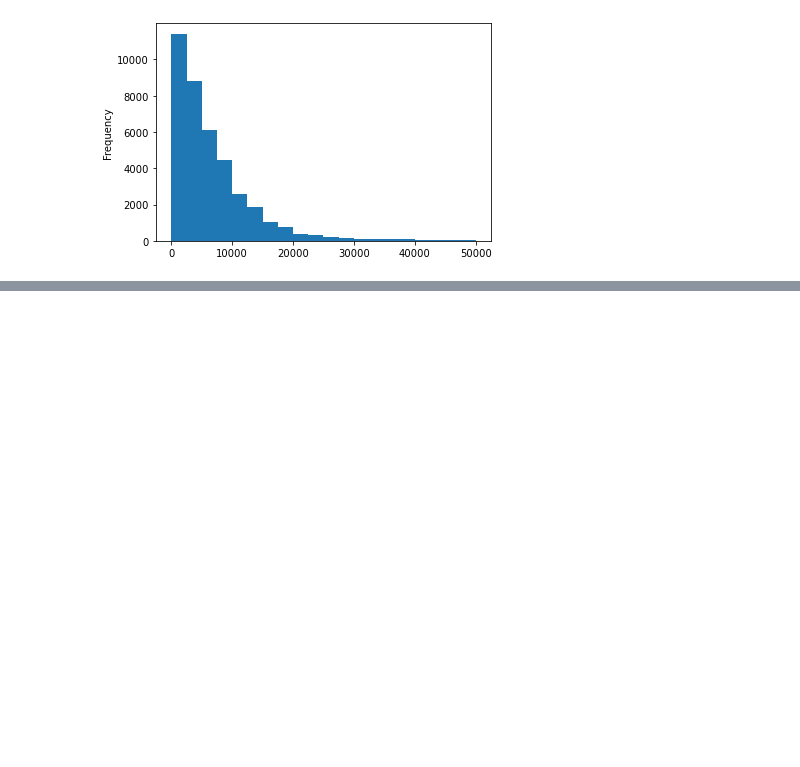
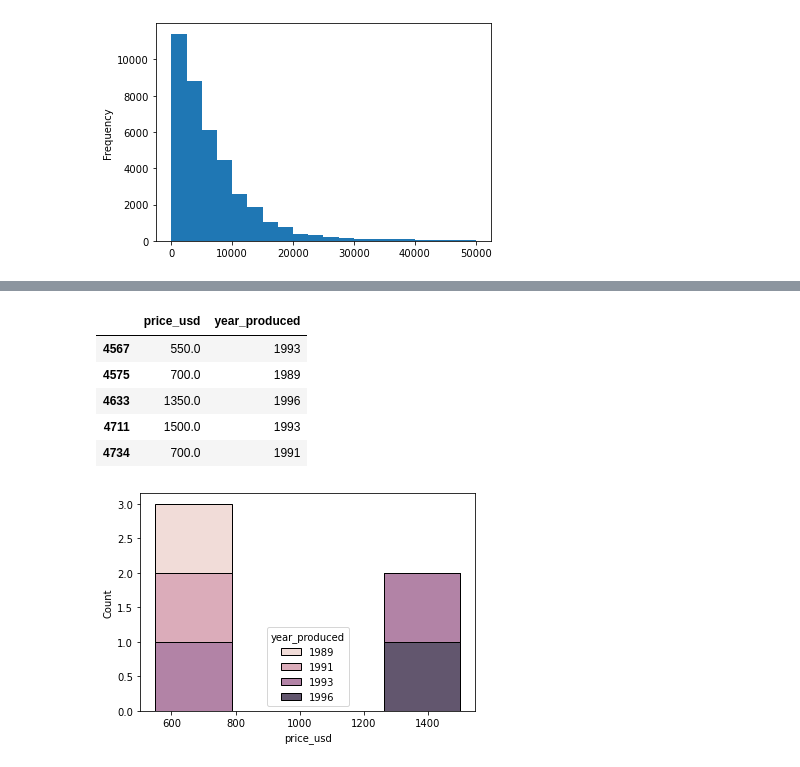
Before and after one commit to Odmorenoc/cursoPython, a Jupyter notebook: statistics1/tiposDatos.ipynb, the cells around one changed output, grey strips where cells are left out. Cells and saved outputs as stored; diff of their text form; code cells hidden in the pictures; blank space fills up the shorter version.

```diff
--- a/statistics1/tiposDatos.ipynb
+++ b/statistics1/tiposDatos.ipynb
@@ -121,0 +196,15 @@ df["price_usd"].plot.hist(bins=20)
+# %%
+# inspeccionar elementos de una marca y modelo especifico:
+
+alfa_164=df[(df["manufacturer_name"]=="Alfa Romeo") & (df["model_name"]=="164")]
+sns.histplot(alfa_164, x="price_usd", hue="year_produced", multiple="stack")
+columns=["price_usd", "year_produced"]
+alfa_164[columns]
+# %% [output]
+|  | price_usd | year_produced |
+| 4567 | 550.0 | 1993 |
+| 4575 | 700.0 | 1989 |
+| 4633 | 1350.0 | 1996 |
+| 4711 | 1500.0 | 1993 |
+| 4734 | 700.0 | 1991 |
+[figure, added]
```
Also changed, not shown: parts of 9 cells of this notebook.
